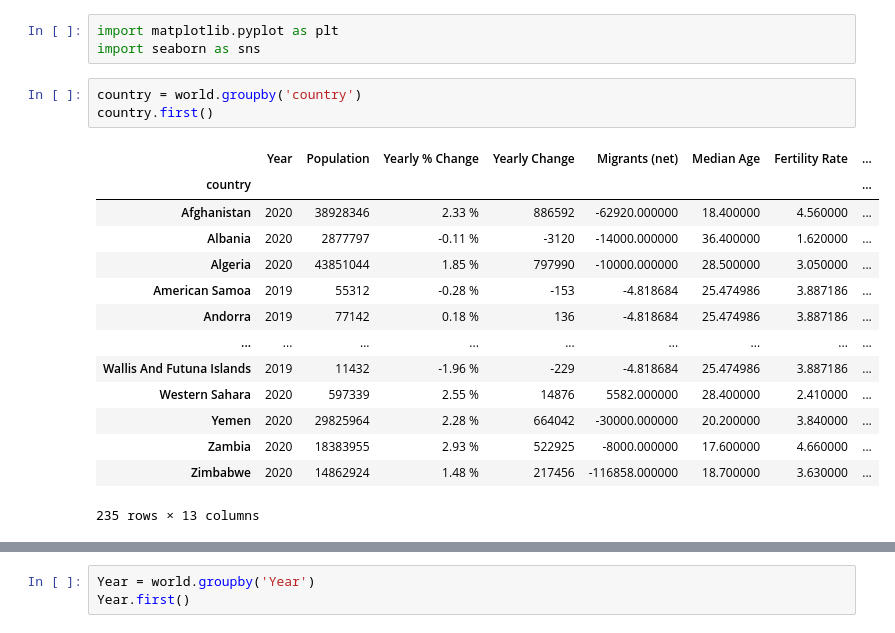
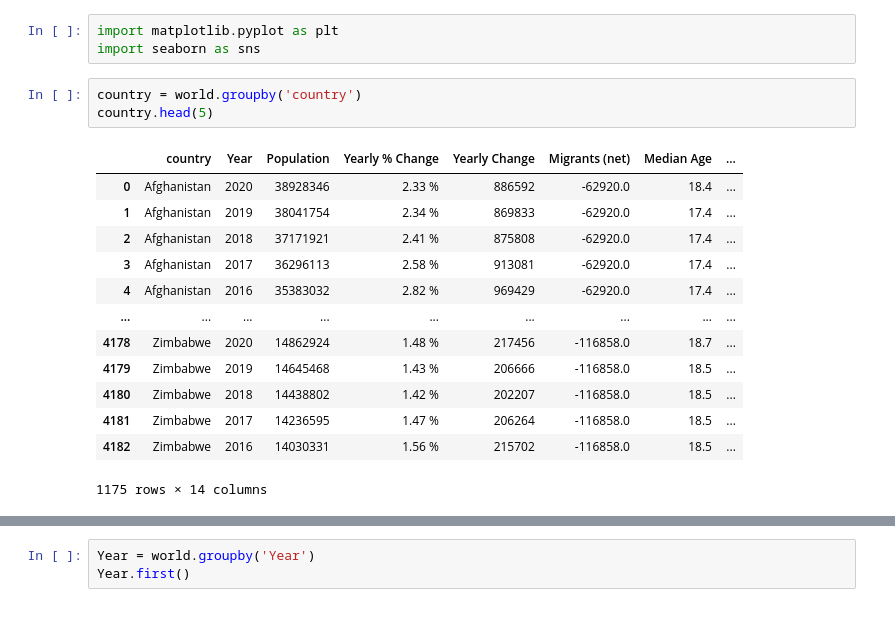
Before and after one commit to ShubhamGupta2505/MachineLearningPractice, a Jupyter notebook: eda-on-world-population-dataset.ipynb, the cells around one changed output, grey strips where cells are left out. Drawn from its saved outputs; the diff is of its cells as text.

Commit message:
Kaggle Notebook | EDA on World Population Dataset | Version 5

```diff
--- a/eda-on-world-population-dataset.ipynb
+++ b/eda-on-world-population-dataset.ipynb
@@ -168,20 +173,19 @@ import matplotlib.pyplot as plt
 import seaborn as sns
 # %%
 country = world.groupby('country')
-country.first()
+country.head(5)
 # %% [output]
-|  | Year | Population | Yearly % Change | Yearly Change | Migrants (net) | Median Age | Fertility Rate | ... |
-| country |  |  |  |  |  |  |  | ... |
-| Afghanistan | 2020 | 38928346 | 2.33 % | 886592 | -62920.000000 | 18.400000 | 4.560000 | ... |
-| Albania | 2020 | 2877797 | -0.11 % | -3120 | -14000.000000 | 36.400000 | 1.620000 | ... |
-| Algeria | 2020 | 43851044 | 1.85 % | 797990 | -10000.000000 | 28.500000 | 3.050000 | ... |
-| American Samoa | 2019 | 55312 | -0.28 % | -153 | -4.818684 | 25.474986 | 3.887186 | ... |
-| Andorra | 2019 | 77142 | 0.18 % | 136 | -4.818684 | 25.474986 | 3.887186 | ... |
+|  | country | Year | Population | Yearly % Change | Yearly Change | Migrants (net) | Median Age | ... |
+| 0 | Afghanistan | 2020 | 38928346 | 2.33 % | 886592 | -62920.0 | 18.4 | ... |
+| 1 | Afghanistan | 2019 | 38041754 | 2.34 % | 869833 | -62920.0 | 17.4 | ... |
+| 2 | Afghanistan | 2018 | 37171921 | 2.41 % | 875808 | -62920.0 | 17.4 | ... |
+| 3 | Afghanistan | 2017 | 36296113 | 2.58 % | 913081 | -62920.0 | 17.4 | ... |
+| 4 | Afghanistan | 2016 | 35383032 | 2.82 % | 969429 | -62920.0 | 17.4 | ... |
 | ... | ... | ... | ... | ... | ... | ... | ... | ... |
-| Wallis And Futuna Islands | 2019 | 11432 | -1.96 % | -229 | -4.818684 | 25.474986 | 3.887186 | ... |
-| Western Sahara | 2020 | 597339 | 2.55 % | 14876 | 5582.000000 | 28.400000 | 2.410000 | ... |
-| Yemen | 2020 | 29825964 | 2.28 % | 664042 | -30000.000000 | 20.200000 | 3.840000 | ... |
-| Zambia | 2020 | 18383955 | 2.93 % | 522925 | -8000.000000 | 17.600000 | 4.660000 | ... |
-| Zimbabwe | 2020 | 14862924 | 1.48 % | 217456 | -116858.000000 | 18.700000 | 3.630000 | ... |
+| 4178 | Zimbabwe | 2020 | 14862924 | 1.48 % | 217456 | -116858.0 | 18.7 | ... |
+| 4179 | Zimbabwe | 2019 | 14645468 | 1.43 % | 206666 | -116858.0 | 18.5 | ... |
+| 4180 | Zimbabwe | 2018 | 14438802 | 1.42 % | 202207 | -116858.0 | 18.5 | ... |
+| 4181 | Zimbabwe | 2017 | 14236595 | 1.47 % | 206264 | -116858.0 | 18.5 | ... |
+| 4182 | Zimbabwe | 2016 | 14030331 | 1.56 % | 215702 | -116858.0 | 18.5 | ... |
-235 rows × 13 columns
+1175 rows × 14 columns
 # %%
```
Also changed, not shown: parts of 8 cells of this notebook.
